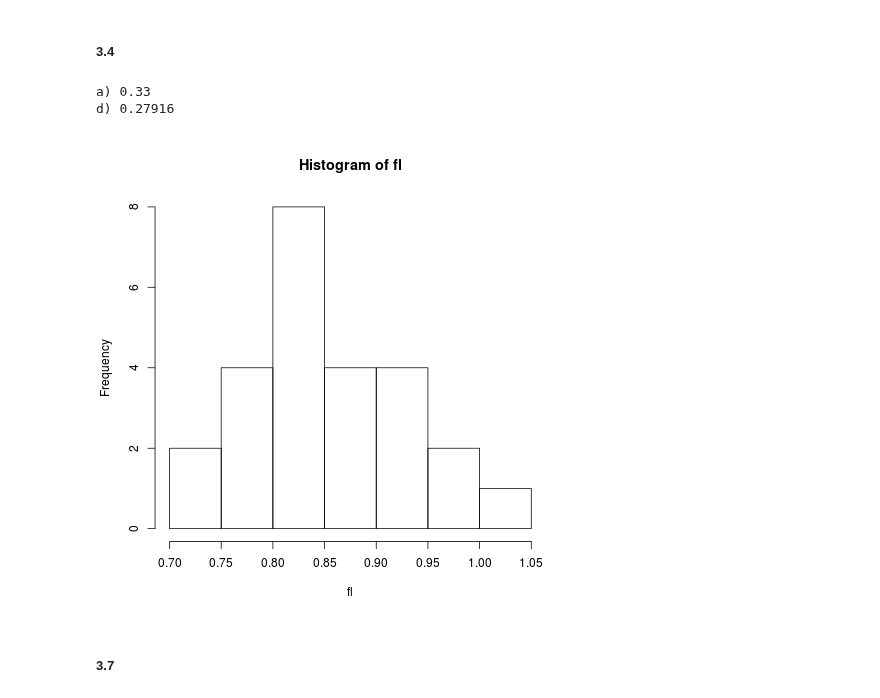
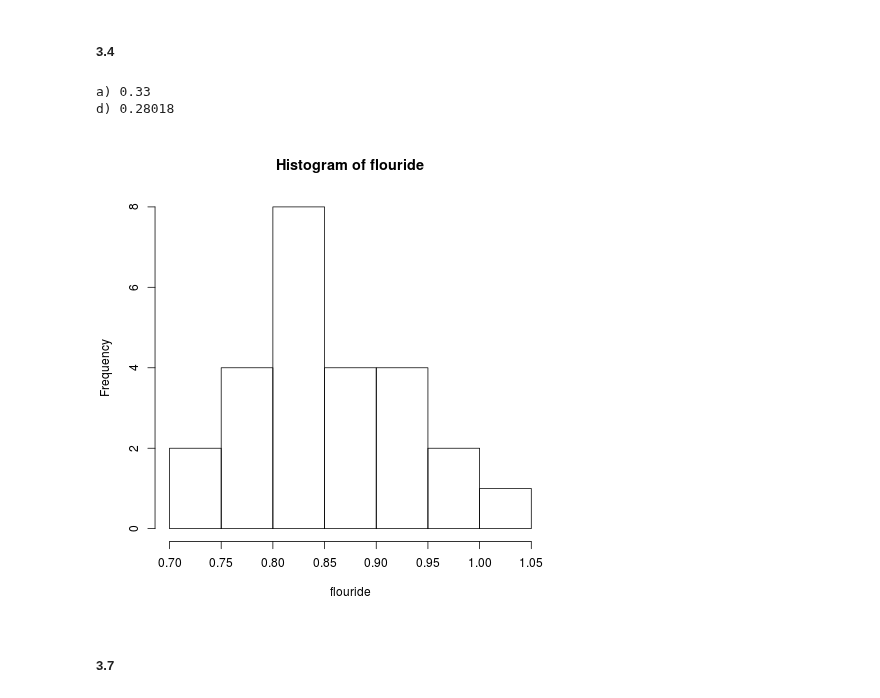
Before and after one commit to Chuphay/school, a Jupyter notebook: stat1/stat_2.ipynb, the cells around one changed output. Cells and saved outputs as stored; diff of their text form; code cells hidden in the pictures.

```diff
--- a/stat1/stat_2.ipynb
+++ b/stat1/stat_2.ipynb
@@ -56,23 +56,23 @@ xticks(arange(len(expenses))+0.5, expenses.index);
 ##### 3.4
 # %%
 %%R
-fl <- c(.75,.86,.84,.85,.97,.94,.89,.84,.83,.89,.88,.78,.77,.76,.82,.72,.92,1.05,.94,.83,.81,.85,.97,.93,.79)
+flouride <- c(.75,.86,.84,.85,.97,.94,.89,.84,.83,.89,.88,.78,.77,.76,.82,.72,.92,1.05,.94,.83,.81,.85,.97,.93,.79)
 
-cat("a)", (max(fl) - min(fl)), "\n")
-hist(fl)
+cat("a)", (max(flouride) - min(flouride)), "\n")
+hist(flouride)
 
 simulations <- 100000
 trials <- rep(0,simulations)
 
 for (i in 1:simulations){
-    if (sample(fl,1)>0.9){
+    if (sample(flouride,1)>0.9){
             trials[i] <- 1
     }
 }
 cat('d)',sum(trials)/simulations)
 # %% [output]
 a) 0.33
-d) 0.27916
+d) 0.28018
-[figure, old version]
+[figure, new version]
 # %% [markdown]
 ##### 3.7
```
Also changed, not shown: parts of 10 cells of this notebook.
